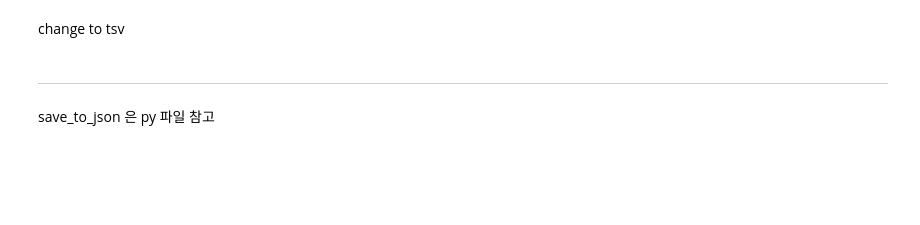
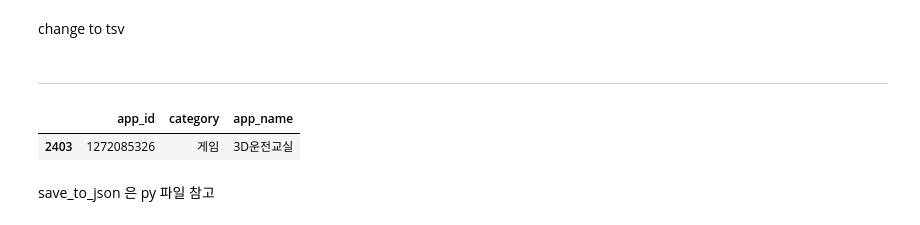
Before and after one commit to simonjisu/app_store_reviews_analysis, a Jupyter notebook: Data_processing.ipynb, the cells around one changed output. Cells and saved outputs as stored; diff of their text form; code cells hidden in the pictures; blank space fills up the shorter version.

```diff
--- a/data_test.ipynb
+++ b/Data_processing.ipynb
@@ -158,4 +149,11 @@ test_data.to_csv('./data/test_docs.txt', sep='\t', index=False)
 # %% [markdown]
 ---
+# %%
+etc_data = pd.read_csv('./data/cate_app_name.txt', sep='\t')
+# %%
+etc_data.loc[etc_data.app_name.isin(['3D운전교실']), :]
+# %% [output]
+|  | app_id | category | app_name |
+| 2403 | 1272085326 | 게임 | 3D운전교실 |
 # %% [markdown]
 save_to_json 은 py 파일 참고
```
Also changed, not shown: parts of 13 cells of this notebook, 11 other files.
